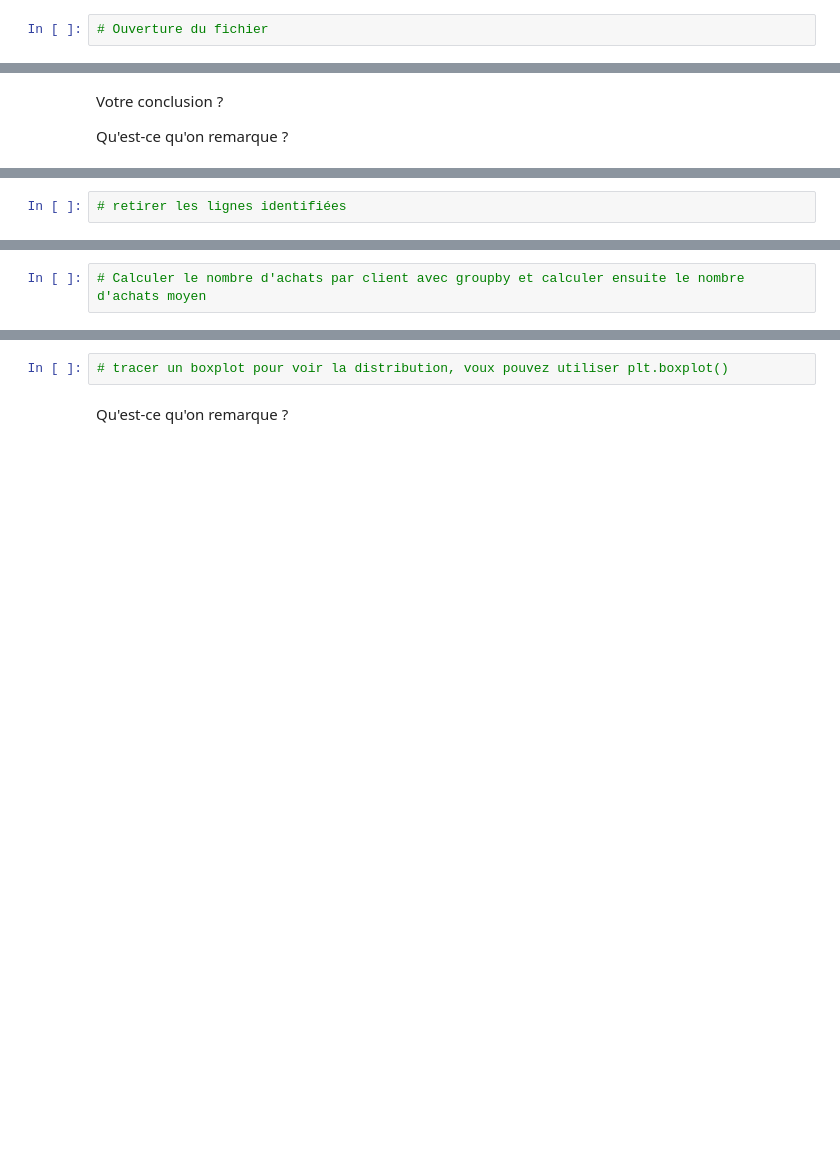
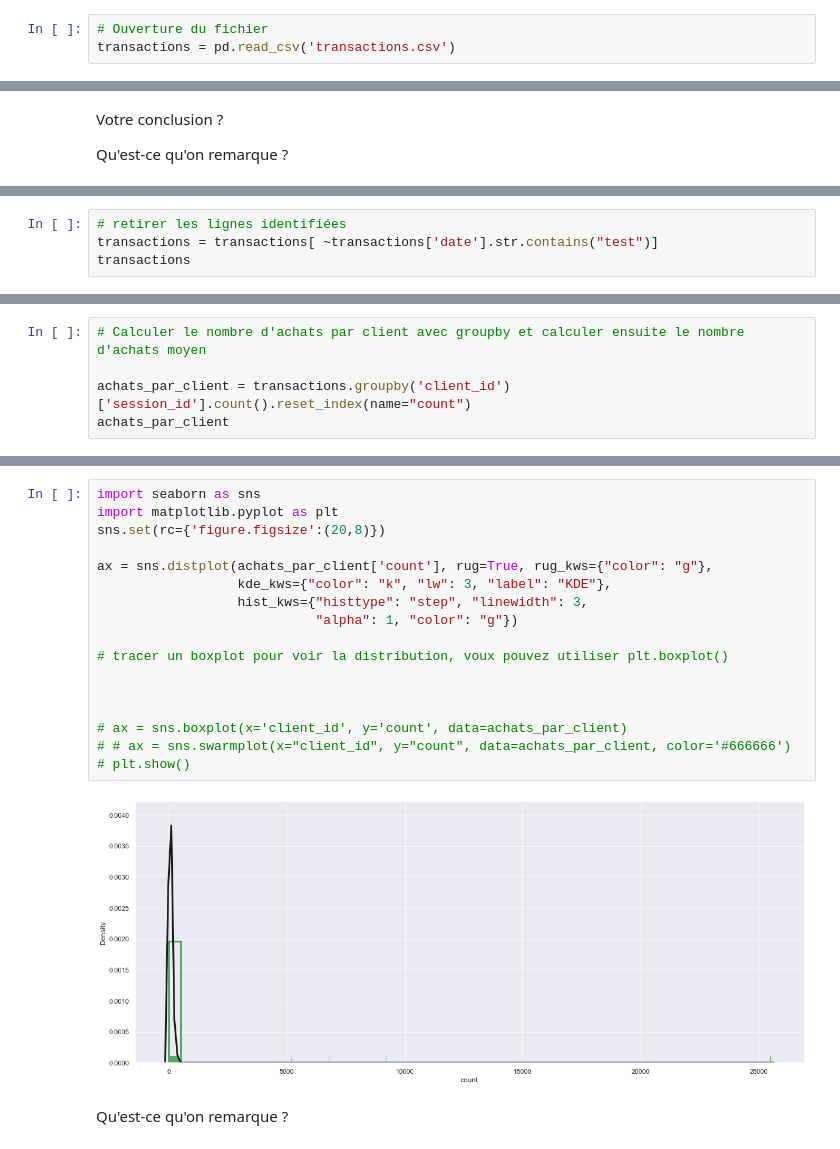
Before and after one commit to clodio/machine_learning_simplon, a Jupyter notebook: NantesMetropole/Demo analyse des ventes/Analyse des ventes en ligne.ipynb, the cells around one changed output, grey strips where cells are left out. Saved outputs shown, nothing was run; the diff lists cells and outputs as text; blank space fills up the shorter version.

```diff
--- a/NantesMetropole/Demo analyse des ventes/Analyse des ventes en ligne.ipynb
+++ b/NantesMetropole/Demo analyse des ventes/Analyse des ventes en ligne.ipynb
@@ -149,5 +205,6 @@ Votre conclusion ?
 ### 1.1.3 - transactions
 # %%
 # Ouverture du fichier
+transactions = pd.read_csv('transactions.csv')
 # %%
 # Affichage des informations
@@ -164,2 +258,4 @@ Qu'est-ce qu'on remarque ?
 # %%
 # retirer les lignes identifiées
+transactions = transactions[ ~transactions['date'].str.contains("test")]
+transactions
@@ -166,2 +276,5 @@ Qu'est-ce qu'on remarque ?
 # %%
 # Calculer le nombre d'achats par client avec groupby et calculer ensuite le nombre d'achats moyen
+
+achats_par_client = transactions.groupby('client_id')['session_id'].count().reset_index(name="count")
+achats_par_client
@@ -168,4 +295,21 @@ Qu'est-ce qu'on remarque ?
-# %%
-# tracer un boxplot pour voir la distribution, voux pouvez utiliser plt.boxplot()
+# %%
+import seaborn as sns
+import matplotlib.pyplot as plt
+sns.set(rc={'figure.figsize':(20,8)})
+
+ax = sns.distplot(achats_par_client['count'], rug=True, rug_kws={"color": "g"},
+                  kde_kws={"color": "k", "lw": 3, "label": "KDE"},
+                  hist_kws={"histtype": "step", "linewidth": 3,
+                            "alpha": 1, "color": "g"})
+
+# tracer un boxplot pour voir la distribution, voux pouvez utiliser plt.boxplot()
+
+
+
+# ax = sns.boxplot(x='client_id', y='count', data=achats_par_client)
+# # ax = sns.swarmplot(x="client_id", y="count", data=achats_par_client, color='#666666')
+# plt.show()
+# %% [output]
+[figure, added]
 # %% [markdown]
 Qu'est-ce qu'on remarque ?
```
Also changed, not shown: parts of 20 cells of this notebook, 7 other files.
